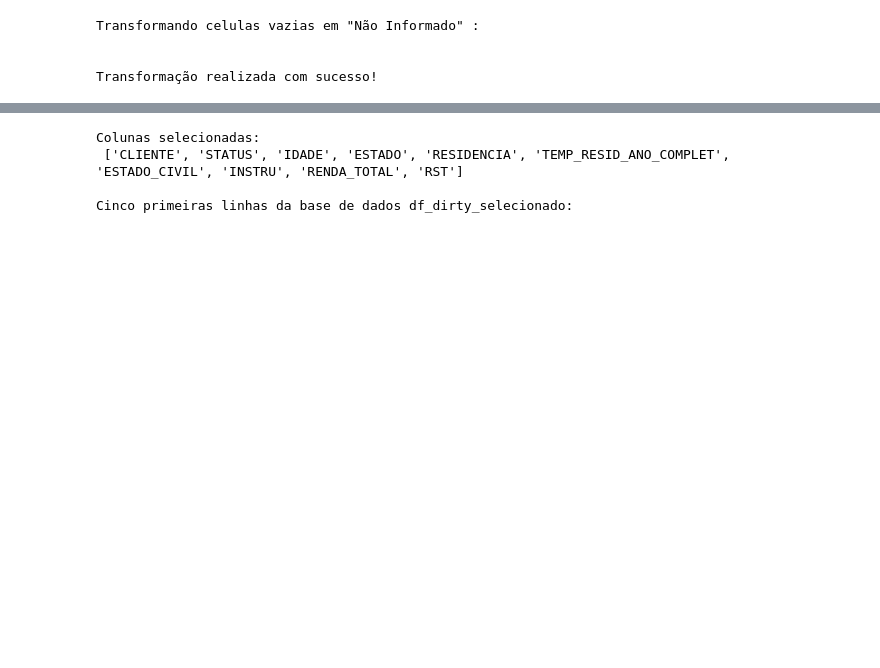
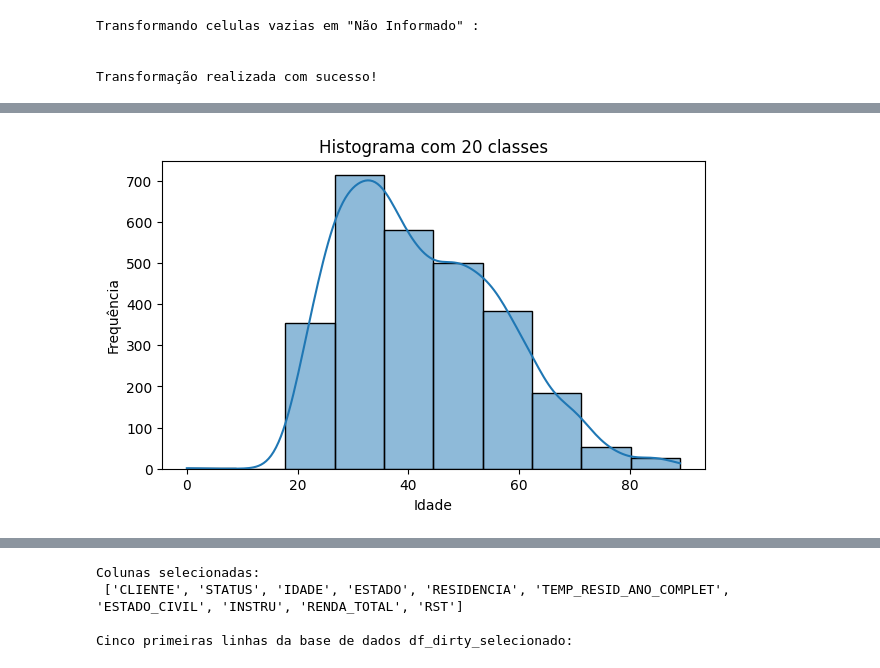
Before and after one commit to danielgamacavalcante/Python-Analise-Dados, a Jupyter notebook: ETL-Dirtyshop/etl_dirtyshop_daniel.ipynb, the cells around one changed output, grey strips where cells are left out. Cells and saved outputs as stored; diff of their text form; code cells hidden in the pictures; blank space fills up the shorter version.

```diff
--- a/ETL-Dirtyshop/etl_dirtyshop_daniel.ipynb
+++ b/ETL-Dirtyshop/etl_dirtyshop_daniel.ipynb
@@ -105,7 +491,7 @@ VIUVO       87
 dtype: int64
 # %%
 # Corrigindo nomenclaturas de Estado_civil:
-df_dirty['ESTADO_CIVIL'] = df_dirty['ESTADO_CIVIL'].replace({'CAS':'CASADO','CASAD':'CASADO','DIVORC':'DIVORCIADO','SOLT':'SOLTEIRO'})
+df_dirty['ESTADO_CIVIL'] = df_dirty['ESTADO_CIVIL'].replace({'CAS':'CASADO','CASAD':'CASADO','DIVORC':'DIVORCIADO','SOLT':'SOLTEIRO','NI':'OUTROS'})
 print('\nCorrigido nomenclaturas de ESTADO_CIVIL!\n')
 df_dirty.groupby(['ESTADO_CIVIL']).size()
 # %% [output]
@@ -135,0 +540,7 @@ dtype: int64
+# %%
+# substitui os valores da coluna 'INSTRU'
+df_dirty["INSTRU"] = df_dirty["INSTRU"].replace({
+    'SUP':'SUPERIOR',
+    'SEC':'ENSINO MEDIO',
+    'PRIM':'ENSINO FUNDAMENTAL',
+}).fillna("NAO INFORMADO")
@@ -149,0 +589,6 @@ Transformação realizada com sucesso!
+# %%
+df_dirty.loc[df_dirty["RST"] == 2, "RST"] = "NAO INFORMADO"
+# %%
+df_dirty['RST'] = df_dirty["RST"].str.upper()
+
+df_dirty.head()
@@ -149,0 +622,11 @@ Transformação realizada com sucesso!
+# %%
+# histograma
+fig = plt.figure(figsize=(7,4))
+sns.histplot(data=df_dirty, x="IDADE", bins=10, kde=True)
+
+plt.title("Histograma com 20 classes")
+plt.xlabel("Idade")
+plt.ylabel("Frequência")
+plt.show()
+# %% [output]
+[figure, added]
```
Also changed, not shown: parts of 58 cells of this notebook, 8 other files.
